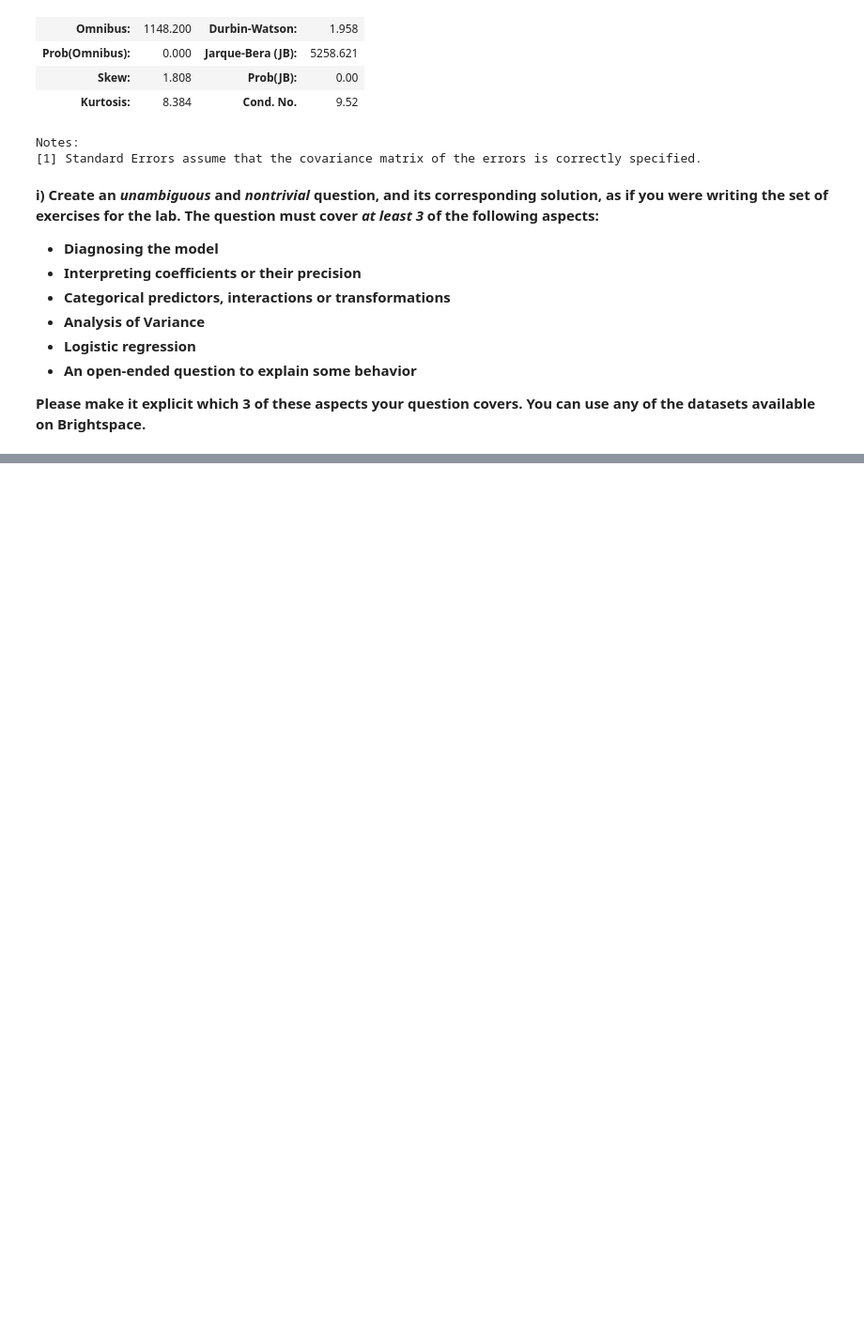
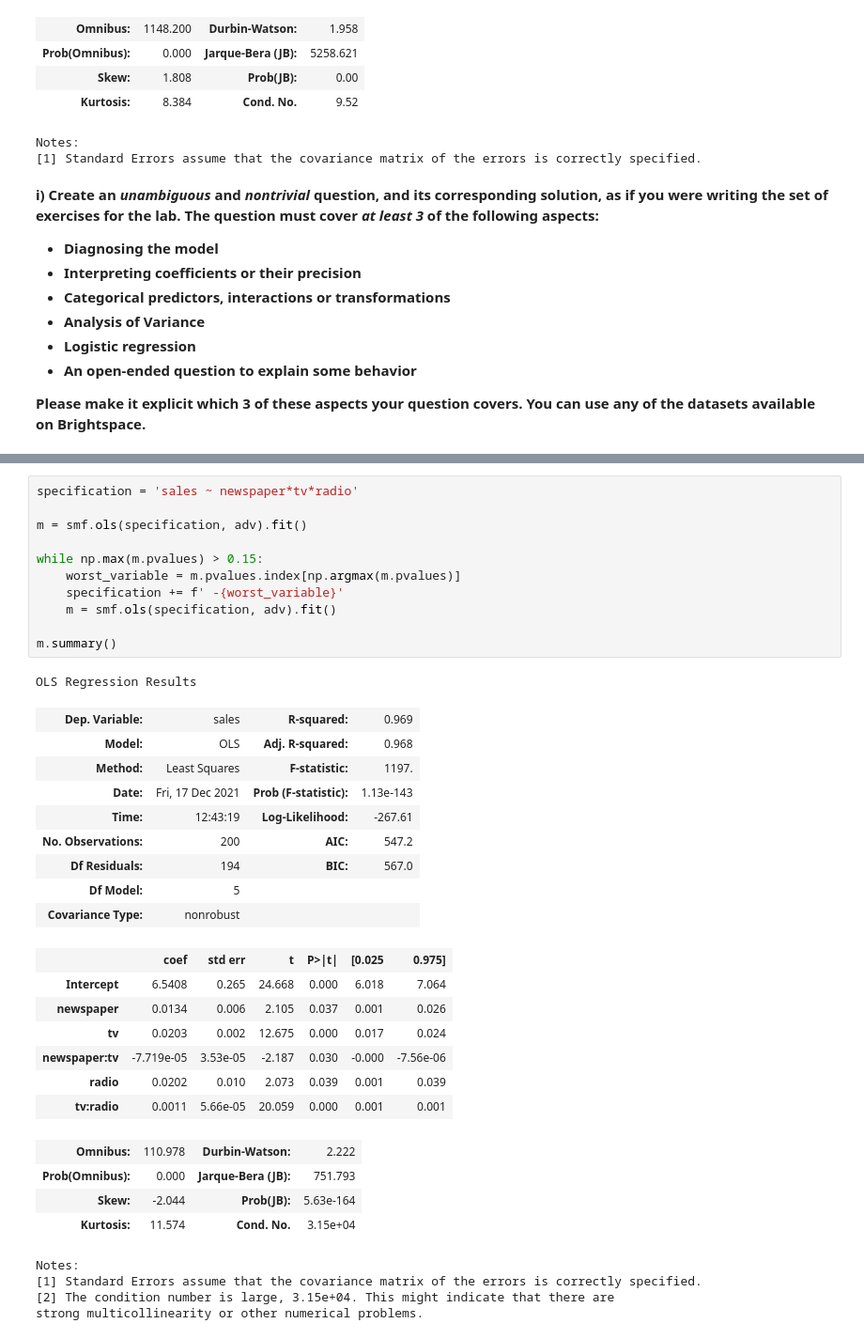
Before and after one commit to Gogonemnem/tu-delft-assignments, a Jupyter notebook: assignment4/regression.exercises_b.ipynb, the cells around one changed output, grey strips where cells are left out. Shown at 94% size. Drawn from its saved outputs; the diff is of its cells as text; blank space fills up the shorter version.

```diff
--- a/assignment4/regression.exercises_b.ipynb
+++ b/assignment4/regression.exercises_b.ipynb
@@ -304,0 +315,37 @@ Notes:
+# %%
+specification = 'sales ~ newspaper*tv*radio'
+
+m = smf.ols(specification, adv).fit()
+
+while np.max(m.pvalues) > 0.15:
+    worst_variable = m.pvalues.index[np.argmax(m.pvalues)]
+    specification += f' -{worst_variable}'
+    m = smf.ols(specification, adv).fit()
+
+m.summary()
+# %% [output]
+OLS Regression Results
+| Dep. Variable: | sales | R-squared: | 0.969 |
+| Model: | OLS | Adj. R-squared: | 0.968 |
+| Method: | Least Squares | F-statistic: | 1197. |
+| Date: | Fri, 17 Dec 2021 | Prob (F-statistic): | 1.13e-143 |
+| Time: | 12:43:19 | Log-Likelihood: | -267.61 |
+| No. Observations: | 200 | AIC: | 547.2 |
+| Df Residuals: | 194 | BIC: | 567.0 |
+| Df Model: | 5 |  |  |
+| Covariance Type: | nonrobust |  |  |
+|  | coef | std err | t | P>|t| | [0.025 | 0.975] |
+| Intercept | 6.5408 | 0.265 | 24.668 | 0.000 | 6.018 | 7.064 |
+| newspaper | 0.0134 | 0.006 | 2.105 | 0.037 | 0.001 | 0.026 |
+| tv | 0.0203 | 0.002 | 12.675 | 0.000 | 0.017 | 0.024 |
+| newspaper:tv | -7.719e-05 | 3.53e-05 | -2.187 | 0.030 | -0.000 | -7.56e-06 |
+| radio | 0.0202 | 0.010 | 2.073 | 0.039 | 0.001 | 0.039 |
+| tv:radio | 0.0011 | 5.66e-05 | 20.059 | 0.000 | 0.001 | 0.001 |
+| Omnibus: | 110.978 | Durbin-Watson: | 2.222 |
+| Prob(Omnibus): | 0.000 | Jarque-Bera (JB): | 751.793 |
+| Skew: | -2.044 | Prob(JB): | 5.63e-164 |
+| Kurtosis: | 11.574 | Cond. No. | 3.15e+04 |
+Notes:
+[1] Standard Errors assume that the covariance matrix of the errors is correctly specified.
+[2] The condition number is large, 3.15e+04. This might indicate that there are
+strong multicollinearity or other numerical problems.
```
Also changed, not shown: parts of 19 cells of this notebook.
